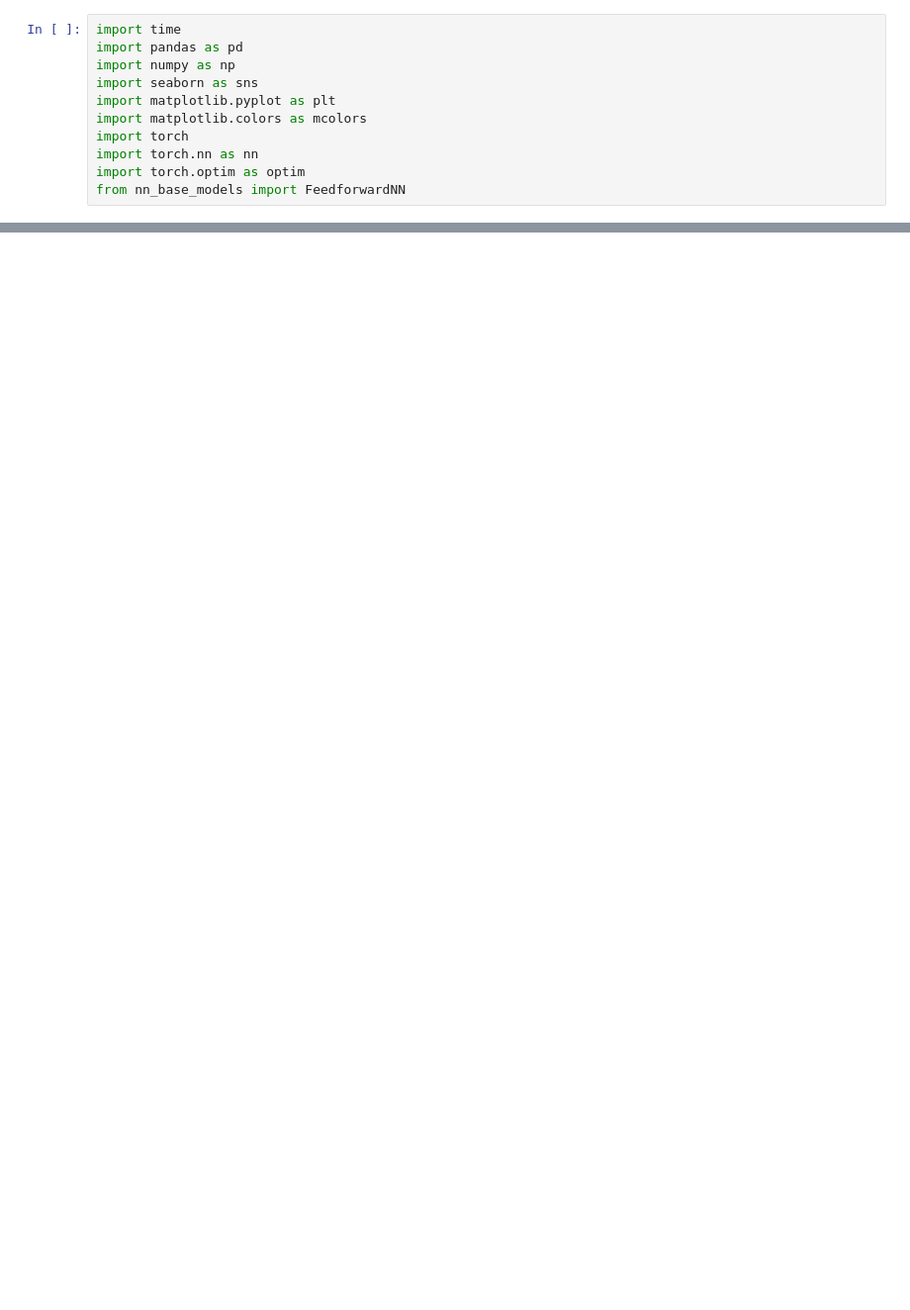
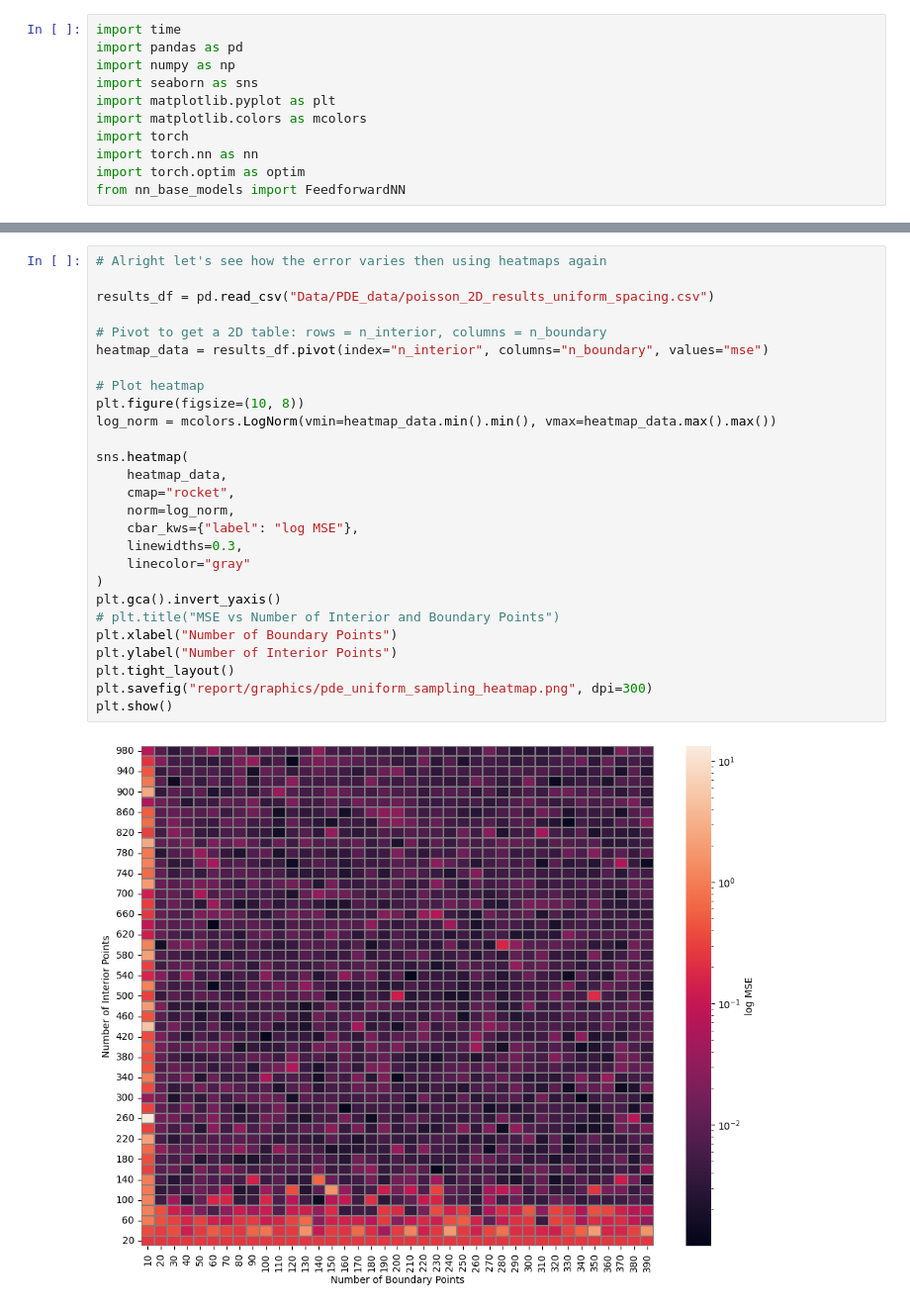
Before and after one commit to intimantripp/NeuralNetworksforPDEs, a Jupyter notebook: 6_PDEs_report.ipynb, the cells around one changed output, grey strips where cells are left out. Shown at 99% size. Drawn from its saved outputs; the diff is of its cells as text; blank space fills up the shorter version.

```diff
--- a/6_PDEs_report.ipynb
+++ b/6_PDEs_report.ipynb
@@ -319,0 +362,29 @@ Retraining: activation=relu, layers=6, width=1
+# %%
+# Alright let's see how the error varies then using heatmaps again
+
+results_df = pd.read_csv("Data/PDE_data/poisson_2D_results_uniform_spacing.csv")
+
+# Pivot to get a 2D table: rows = n_interior, columns = n_boundary
+heatmap_data = results_df.pivot(index="n_interior", columns="n_boundary", values="mse")
+
+# Plot heatmap
+plt.figure(figsize=(10, 8))
+log_norm = mcolors.LogNorm(vmin=heatmap_data.min().min(), vmax=heatmap_data.max().max())
+
+sns.heatmap(
+    heatmap_data,
+    cmap="rocket",
+    norm=log_norm,
+    cbar_kws={"label": "log MSE"},
+    linewidths=0.3,
+    linecolor="gray"
+)
+plt.gca().invert_yaxis()
+# plt.title("MSE vs Number of Interior and Boundary Points")
+plt.xlabel("Number of Boundary Points")
+plt.ylabel("Number of Interior Points")
+plt.tight_layout()
+plt.savefig("report/graphics/pde_uniform_sampling_heatmap.png", dpi=300)
+plt.show()
+# %% [output]
+[figure, added]
```
Also changed, not shown: parts of 11 cells of this notebook, 23 other files.
